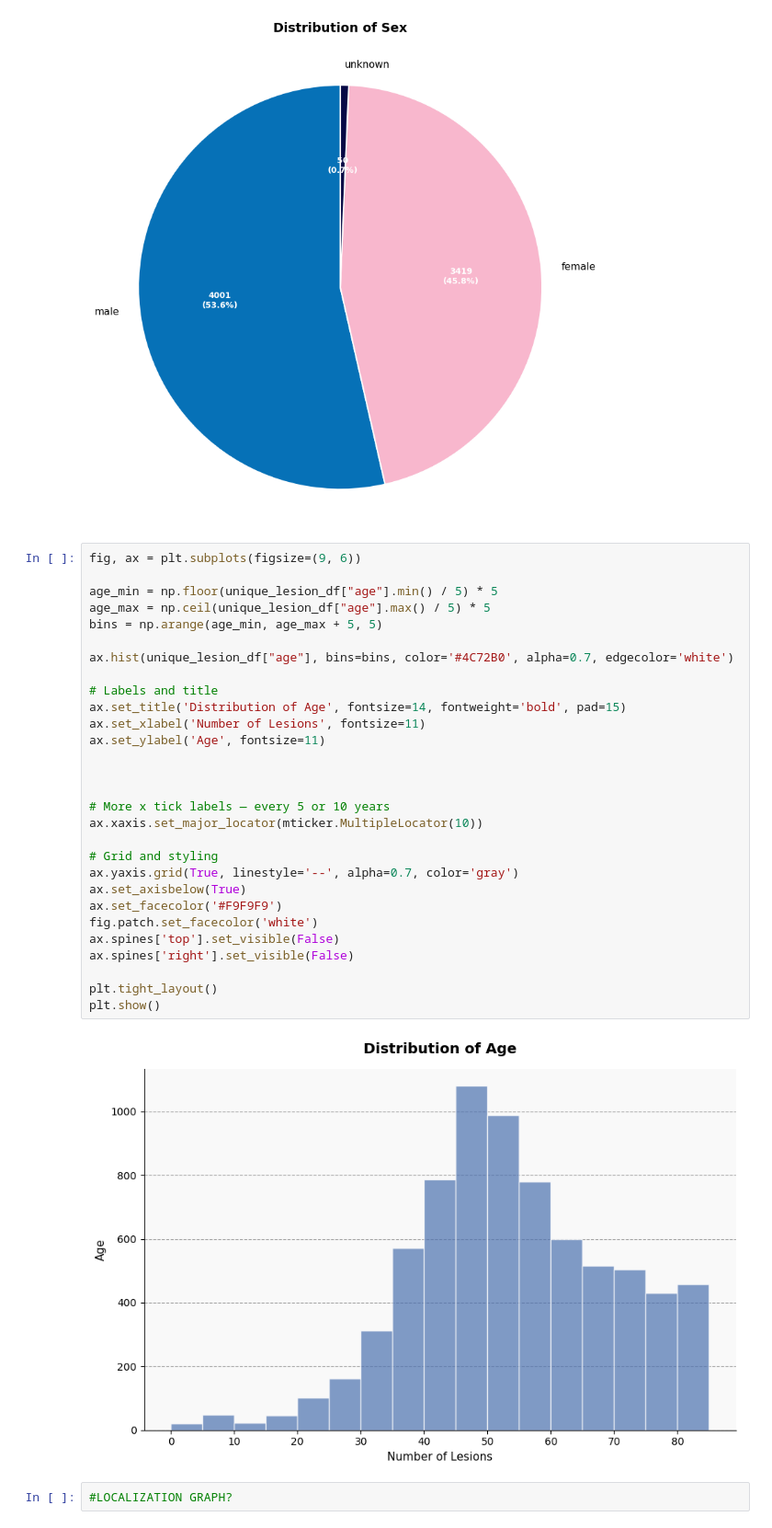
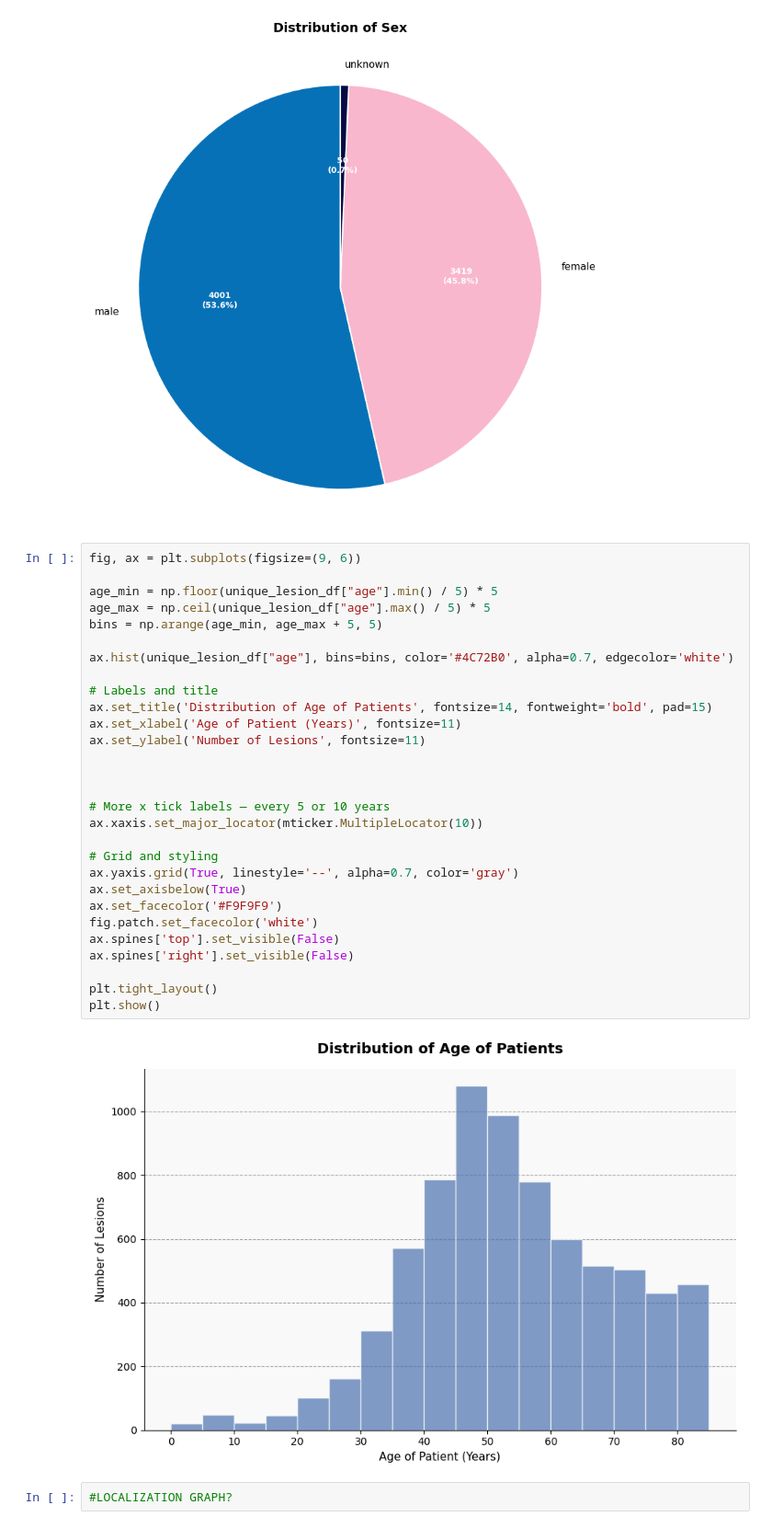
Before and after one commit to scottbwinner/DL-skin-cancer, a Jupyter notebook: notebooks/data-exploration.ipynb, the cells around one changed output. Shown at 92% size. Cells and saved outputs as stored; diff of their text form.

```diff
--- a/notebooks/data-exploration.ipynb
+++ b/notebooks/data-exploration.ipynb
@@ -123,33 +129,33 @@ plt.show()
 # %%
 fig, ax = plt.subplots(figsize=(9, 6))
 
 age_min = np.floor(unique_lesion_df["age"].min() / 5) * 5
 age_max = np.ceil(unique_lesion_df["age"].max() / 5) * 5
 bins = np.arange(age_min, age_max + 5, 5)
 
 ax.hist(unique_lesion_df["age"], bins=bins, color='#4C72B0', alpha=0.7, edgecolor='white')
 
 # Labels and title
-ax.set_title('Distribution of Age', fontsize=14, fontweight='bold', pad=15)
-ax.set_xlabel('Number of Lesions', fontsize=11)
-ax.set_ylabel('Age', fontsize=11)
+ax.set_title('Distribution of Age of Patients', fontsize=14, fontweight='bold', pad=15)
+ax.set_xlabel('Age of Patient (Years)', fontsize=11)
+ax.set_ylabel('Number of Lesions', fontsize=11)
 
 
 
 # More x tick labels — every 5 or 10 years
 ax.xaxis.set_major_locator(mticker.MultipleLocator(10))
 
 # Grid and styling
 ax.yaxis.grid(True, linestyle='--', alpha=0.7, color='gray')
 ax.set_axisbelow(True)
 ax.set_facecolor('#F9F9F9')
 fig.patch.set_facecolor('white')
 ax.spines['top'].set_visible(False)
 ax.spines['right'].set_visible(False)
 
 plt.tight_layout()
 plt.show()
 # %% [output]
-[figure, old version]
+[figure, new version]
 # %%
 #LOCALIZATION GRAPH?
```
Also changed, not shown: parts of 5 cells of this notebook, 1 other file.
